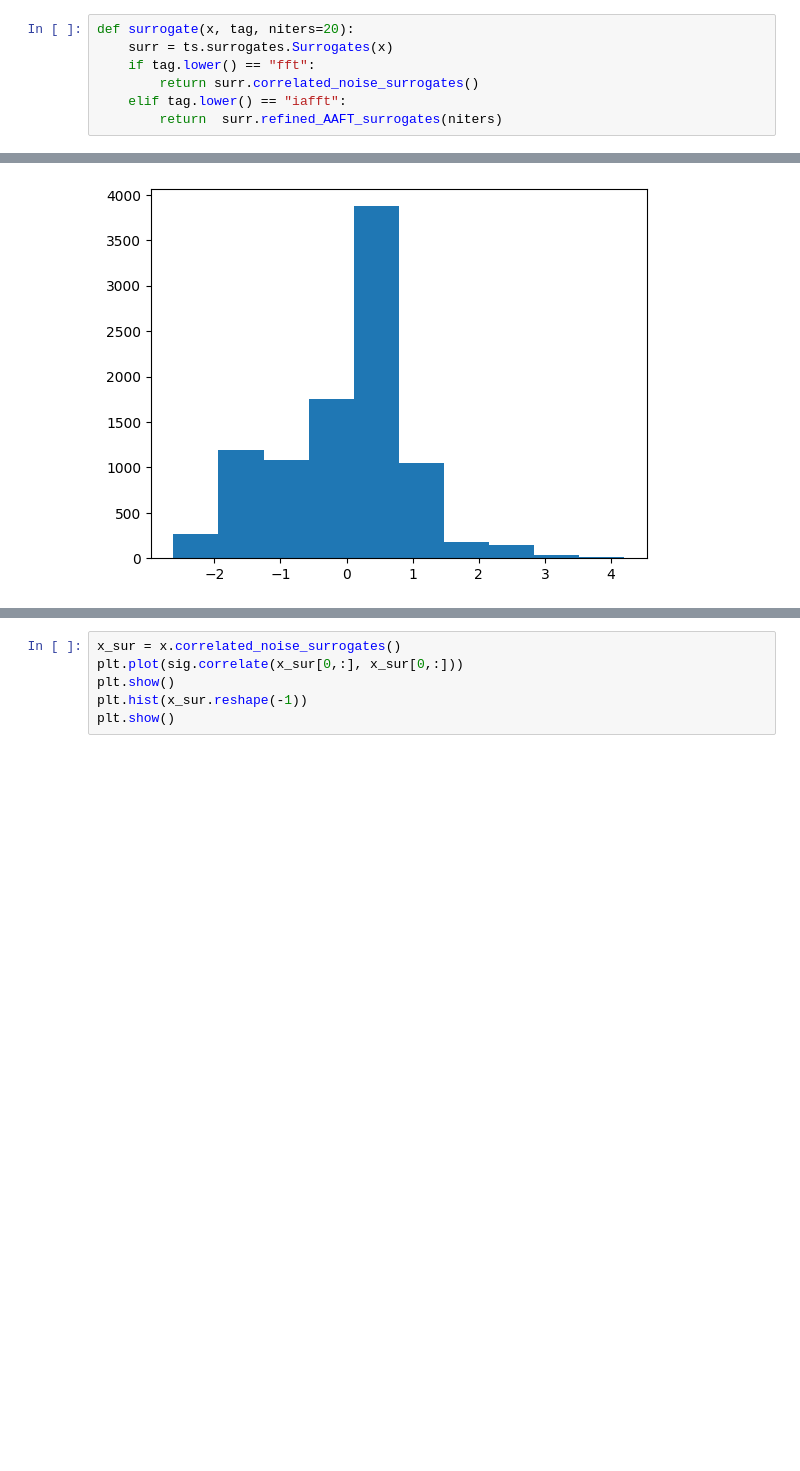
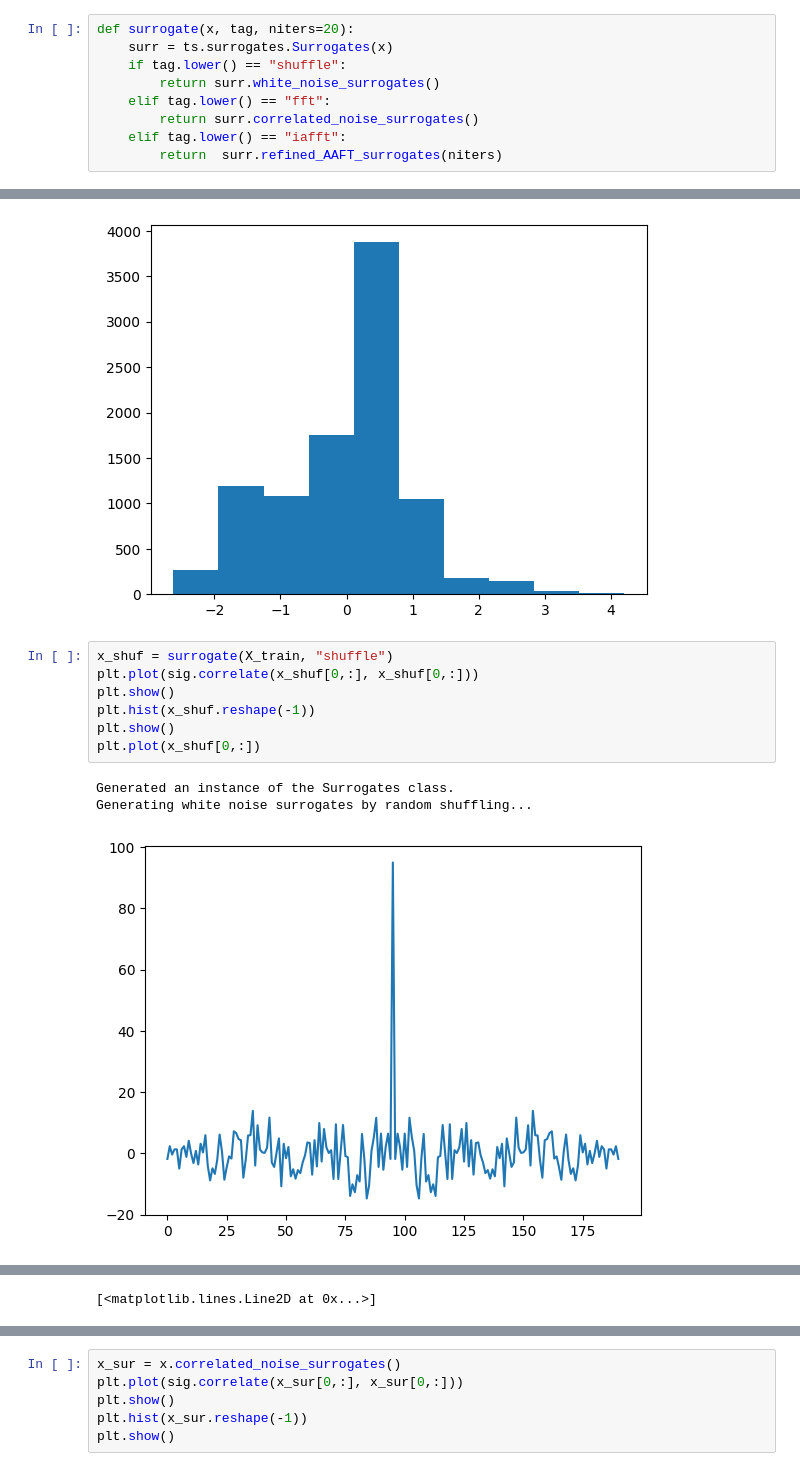
Before and after one commit to joshuabmoore/hackathon2025, a Jupyter notebook: pyunicorn_test.ipynb, the cells around one changed output, grey strips where cells are left out. Cells and saved outputs as stored; diff of their text form; blank space fills up the shorter version.

Commit message:
added shuffle to the same function

```diff
--- a/pyunicorn_test.ipynb
+++ b/pyunicorn_test.ipynb
@@ -13,7 +13,9 @@ ecg_train = np.genfromtxt("ECG200_TRAIN.txt")
 # %%
 def surrogate(x, tag, niters=20):
     surr = ts.surrogates.Surrogates(x)
-    if tag.lower() == "fft":
+    if tag.lower() == "shuffle":
+        return surr.white_noise_surrogates()
+    elif tag.lower() == "fft":
         return surr.correlated_noise_surrogates()
     elif tag.lower() == "iafft":
         return  surr.refined_AAFT_surrogates(niters)
@@ -61,3 +63,14 @@ plt.show()
 # %% [output]
 [figure]
 [figure]
+# %%
+x_shuf = surrogate(X_train, "shuffle")
+plt.plot(sig.correlate(x_shuf[0,:], x_shuf[0,:]))
+plt.show()
+plt.hist(x_shuf.reshape(-1))
+plt.show()
+plt.plot(x_shuf[0,:])
+# %% [output]
+Generated an instance of the Surrogates class.
+Generating white noise surrogates by random shuffling...
+[figure, added]
@@ -63,0 +78 @@ plt.show()
+[<matplotlib.lines.Line2D at 0x...>]
```
Also changed, not shown: parts of 1 cell of this notebook.
